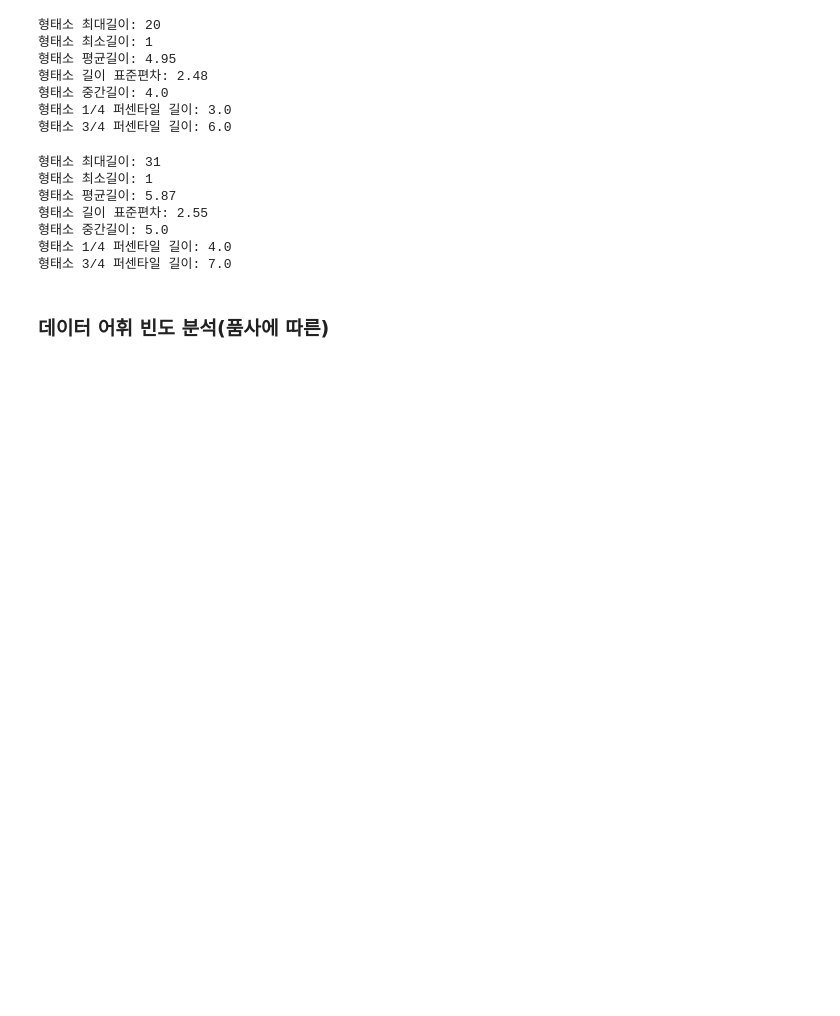
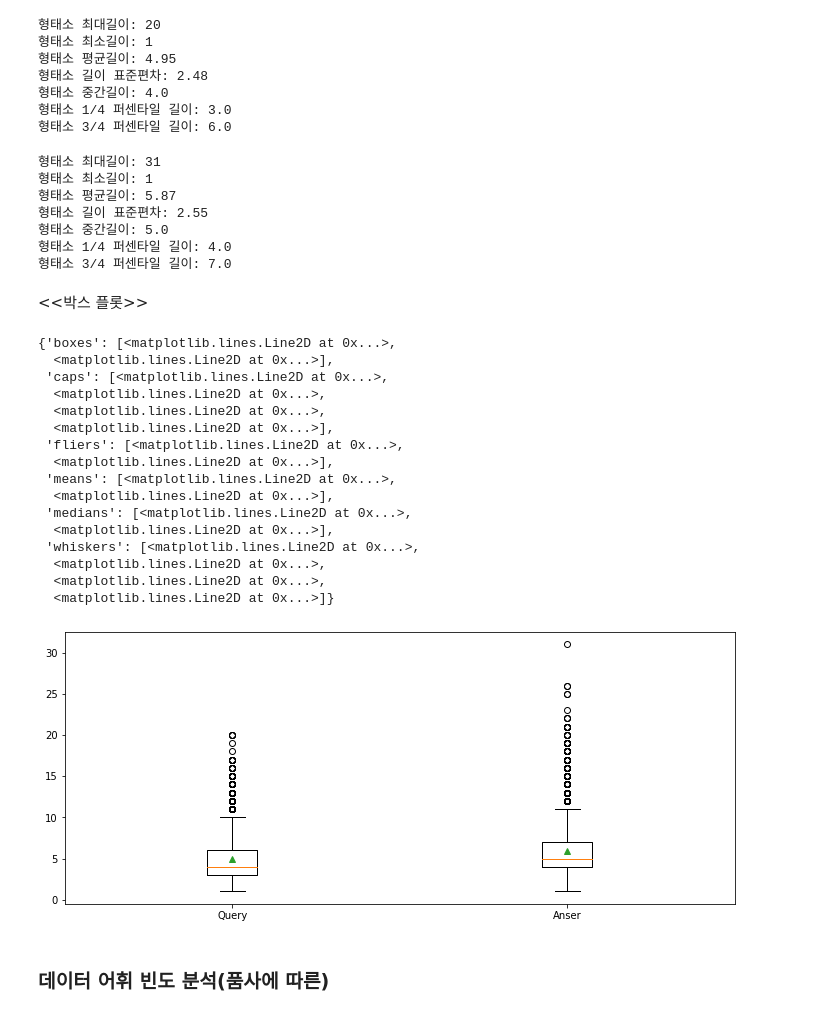
Before and after one commit to DonghaeSuh/-2-, a Jupyter notebook: 6_ChatBot/EDA.ipynb, the cells around one changed output. Cells and saved outputs as stored; diff of their text form; code cells hidden in the pictures; blank space fills up the shorter version.

```diff
--- a/6_ChatBot/EDA.ipynb
+++ b/6_ChatBot/EDA.ipynb
@@ -260,6 +316,31 @@ print('형태소 3/4 퍼센타일 길이: {}'.format(np.percentile(answer_sent_l
 형태소 중간길이: 5.0
 형태소 1/4 퍼센타일 길이: 4.0
 형태소 3/4 퍼센타일 길이: 7.0
+# %% [markdown]
+<<박스 플롯>>
+# %%
+plt.figure(figsize=(12, 5))
+plt.boxplot([query_sent_len_by_morph,answer_sent_len_by_morph],
+            labels=['Query','Anser'],
+            showmeans=True)
+# %% [output]
+{'boxes': [<matplotlib.lines.Line2D at 0x...>,
+  <matplotlib.lines.Line2D at 0x...>],
+ 'caps': [<matplotlib.lines.Line2D at 0x...>,
+  <matplotlib.lines.Line2D at 0x...>,
+  <matplotlib.lines.Line2D at 0x...>,
+  <matplotlib.lines.Line2D at 0x...>],
+ 'fliers': [<matplotlib.lines.Line2D at 0x...>,
+  <matplotlib.lines.Line2D at 0x...>],
+ 'means': [<matplotlib.lines.Line2D at 0x...>,
+  <matplotlib.lines.Line2D at 0x...>],
+ 'medians': [<matplotlib.lines.Line2D at 0x...>,
+  <matplotlib.lines.Line2D at 0x...>],
+ 'whiskers': [<matplotlib.lines.Line2D at 0x...>,
+  <matplotlib.lines.Line2D at 0x...>,
+  <matplotlib.lines.Line2D at 0x...>,
+  <matplotlib.lines.Line2D at 0x...>]}
+[figure, added]
 # %% [markdown]
 ### 데이터 어휘 빈도 분석(품사에 따른)
 # %% [markdown]
```
Also changed, not shown: parts of 4 cells of this notebook.
